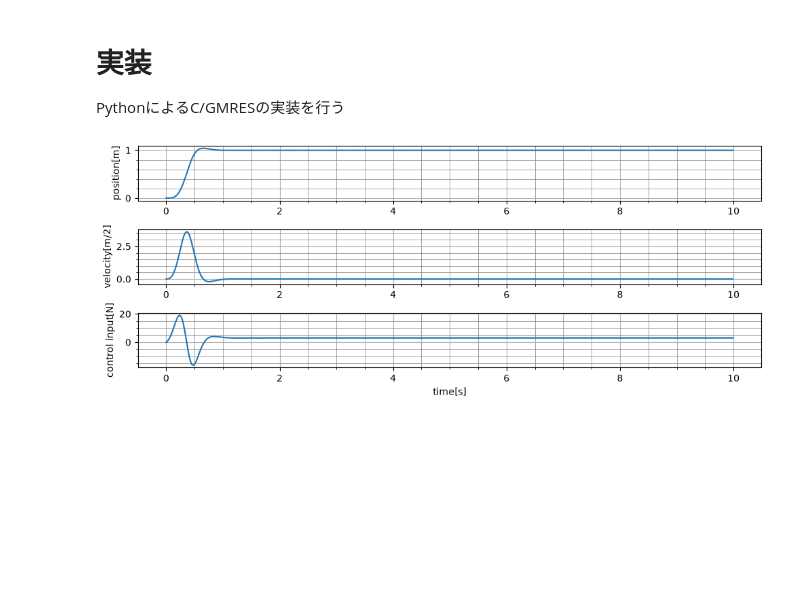
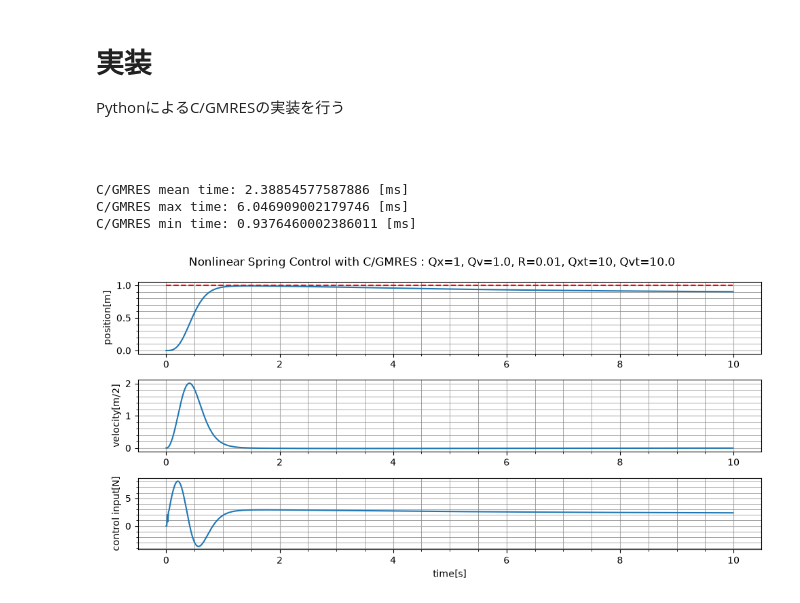
Before and after one commit to hideto008/learning_C-GMRES, a Jupyter notebook: Application/nonlinear_spring.ipynb, the cells around one changed output. Cells and saved outputs as stored; diff of their text form; code cells hidden in the pictures; blank space fills up the shorter version.

```diff
--- a/Application/nonlinear_spring.ipynb
+++ b/Application/nonlinear_spring.ipynb
@@ -731,21 +740,38 @@ for i in range(N):
 # %%
 import matplotlib.pyplot as plt
 
-fig, ax = plt.subplots(3,1, figsize=(10,4))
-ax[0].plot(t_array, X_array[:,0])
-ax[0].set_ylabel("position[m]")
-ax[1].plot(t_array, X_array[:,1])
-ax[1].set_ylabel("velocity[m/2]")
-ax[2].plot(t_array, u_array)
-ax[2].set_ylabel("control input[N]")
-ax[2].set_xlabel("time[s]")
+def plot_results(t_array, X_array, u_array, params):
+    fig, ax = plt.subplots(3,1, figsize=(10,5))
+    ax[0].plot(t_array, X_array[:,0])
+    ax[0].hlines(params.x_target, t_array[0], t_array[-1], color='r', linestyle='--', label='target')
+    ax[0].set_ylabel("position[m]")
+    ax[1].plot(t_array, X_array[:,1])
+    ax[1].set_ylabel("velocity[m/2]")
+    ax[2].plot(t_array, u_array)
+    ax[2].set_ylabel("control input[N]")
+    ax[2].set_xlabel("time[s]")
 
-for i in range(3):
-    ax[i].grid()
-    ax[i].grid(which="minor", lw=0.5, color='grey')
-    ax[i].minorticks_on()
+    for i in range(3):
+        ax[i].grid()
+        ax[i].grid(which="minor", lw=0.5, color='grey')
+        ax[i].minorticks_on()
 
-fig.tight_layout()
-plt.show()
+    plt.suptitle(f"Nonlinear Spring Control with C/GMRES : Qx={params.qx}, Qv={params.qv}, R={params.r}, Qxt={params.qxt}, Qvt={params.qvt}")
+    fig.tight_layout()
+    plt.show()
-# %% [output]
-[figure, removed]
+# %% [markdown]
+##
+# %%
+params_1 = Parameters()
+params_1.qxt = 10
+params_1.qx = 1
+params_1.r = 0.01
+params_1.Tf = 3.0
+
+t_array, x_array, u_array = calc_simulation(params_1, N=1000)
+plot_results(t_array, x_array, u_array, params_1)
+# %% [output]
+C/GMRES mean time: 2.38854577587886 [ms]
+C/GMRES max time: 6.046909002179746 [ms]
+C/GMRES min time: 0.9376460002386011 [ms]
+[figure, added]
```
Also changed, not shown: parts of 2 cells of this notebook.
